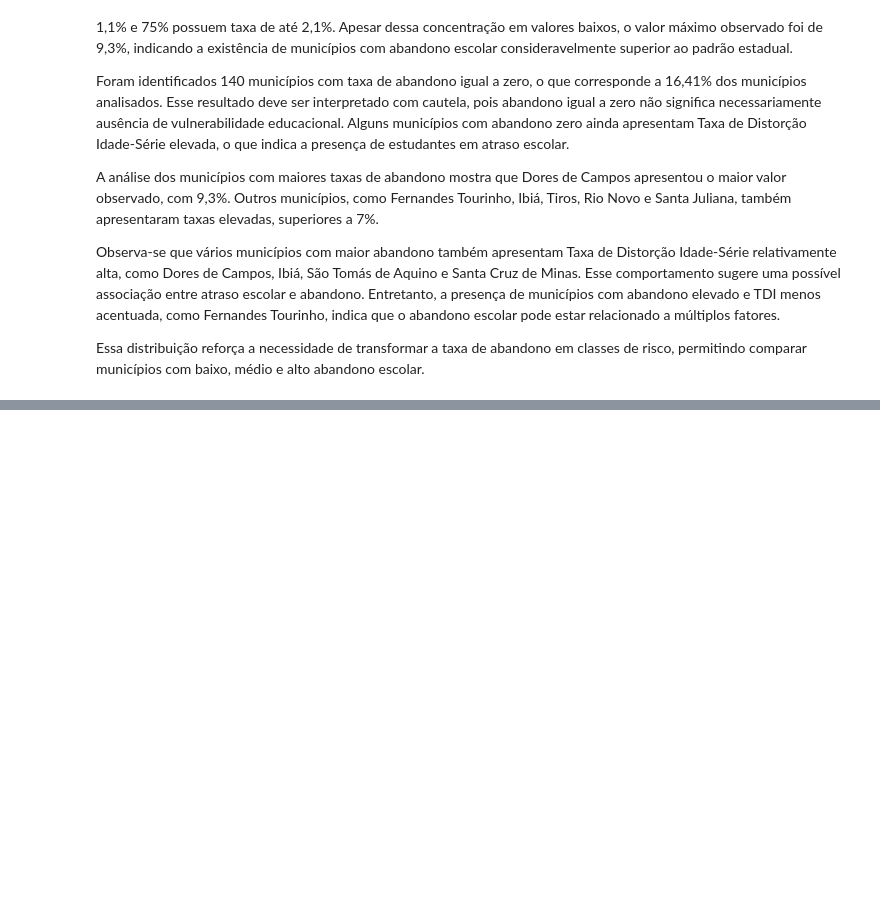
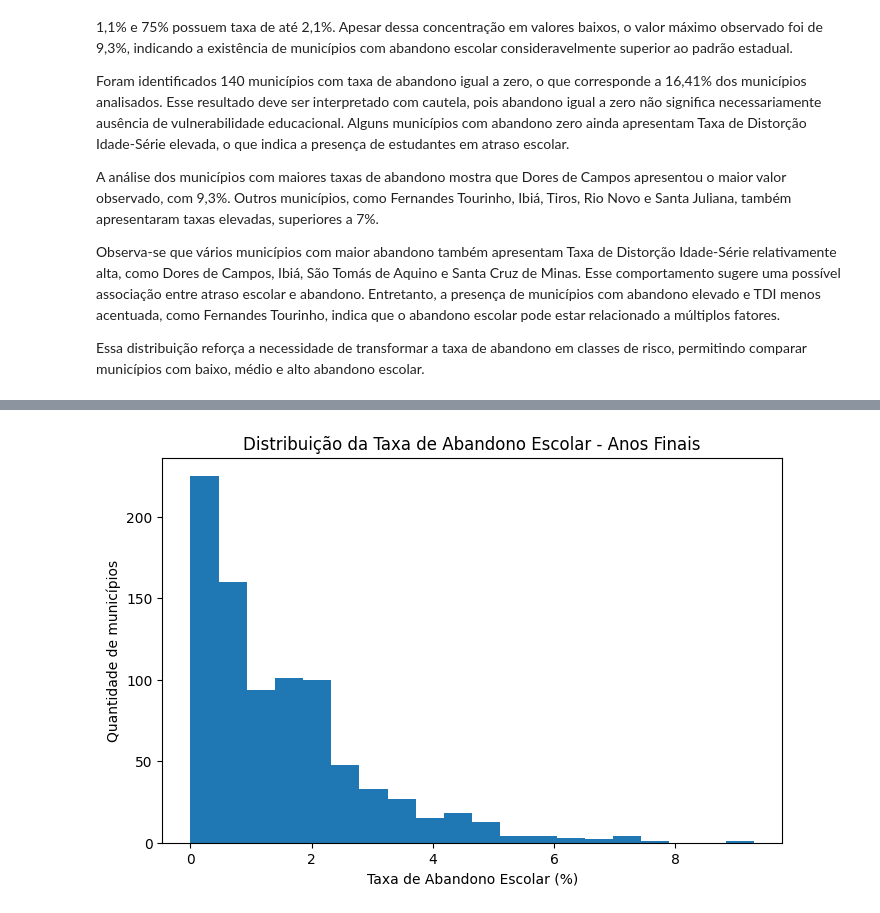
Before and after one commit to RaniellyPatricia/predicao-abandono-escolar-mg, a Jupyter notebook: notebooks/03_analise_exploratoria.ipynb, the cells around one changed output, grey strips where cells are left out. Saved outputs shown, nothing was run; the diff lists cells and outputs as text; code cells hidden in the pictures; blank space fills up the shorter version.

```diff
--- a/notebooks/03_analise_exploratoria.ipynb
+++ b/notebooks/03_analise_exploratoria.ipynb
@@ -409,0 +472,17 @@ Essa distribuição reforça a necessidade de transformar a taxa de abandono em
+# %%
+import matplotlib.pyplot as plt
+
+plt.figure(figsize=(8, 5))
+
+plt.hist(
+    df["TAXA_ABANDONO_ANOS_FINAIS"],
+    bins=20
+)
+
+plt.title("Distribuição da Taxa de Abandono Escolar - Anos Finais")
+plt.xlabel("Taxa de Abandono Escolar (%)")
+plt.ylabel("Quantidade de municípios")
+
+plt.show()
+# %% [output]
+[figure, added]
```
Also changed, not shown: parts of 11 cells of this notebook.
